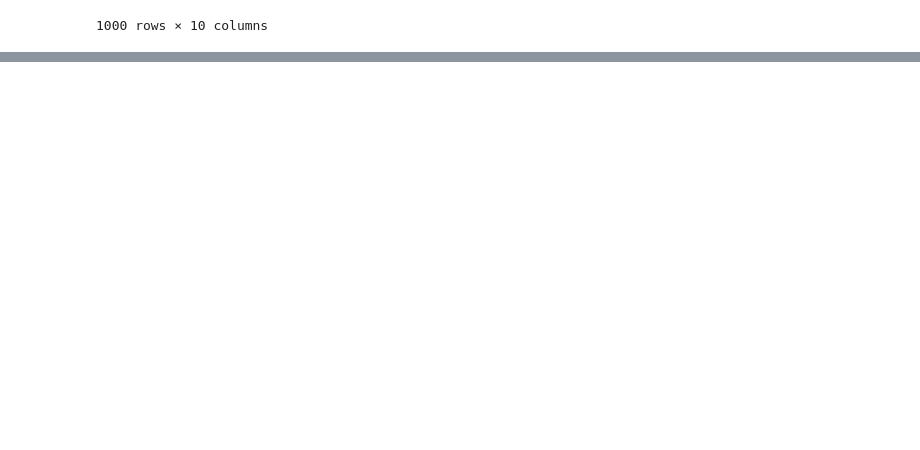
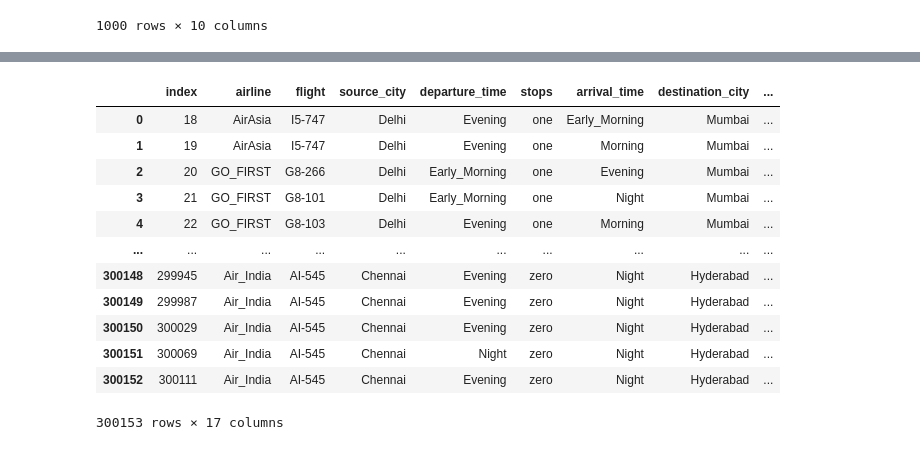
Before and after one commit to thesujalgaur/DATA-SCIENCE-Personal, a Jupyter notebook: Pandas/Groupby.ipynb, the cells around one changed output, grey strips where cells are left out. Saved outputs shown, nothing was run; the diff lists cells and outputs as text; code cells hidden in the pictures; blank space fills up the shorter version.

```diff
--- a/Pandas/Groupby.ipynb
+++ b/Pandas/Groupby.ipynb
@@ -821,0 +919,23 @@ movies
+# %%
+agg_df = flight.groupby('stops').agg(
+    median_duration=('duration', 'median'),
+    avg_price=('price', 'mean')
+).reset_index()
+
+# Merge back to original
+flight = flight.merge(agg_df, on='stops', how='left')
+flight
+# %% [output]
+|  | index | airline | flight | source_city | departure_time | stops | arrival_time | destination_city | ... |
+| 0 | 18 | AirAsia | I5-747 | Delhi | Evening | one | Early_Morning | Mumbai | ... |
+| 1 | 19 | AirAsia | I5-747 | Delhi | Evening | one | Morning | Mumbai | ... |
+| 2 | 20 | GO_FIRST | G8-266 | Delhi | Early_Morning | one | Evening | Mumbai | ... |
+| 3 | 21 | GO_FIRST | G8-101 | Delhi | Early_Morning | one | Night | Mumbai | ... |
+| 4 | 22 | GO_FIRST | G8-103 | Delhi | Evening | one | Morning | Mumbai | ... |
+| ... | ... | ... | ... | ... | ... | ... | ... | ... | ... |
+| 300148 | 299945 | Air_India | AI-545 | Chennai | Evening | zero | Night | Hyderabad | ... |
+| 300149 | 299987 | Air_India | AI-545 | Chennai | Evening | zero | Night | Hyderabad | ... |
+| 300150 | 300029 | Air_India | AI-545 | Chennai | Evening | zero | Night | Hyderabad | ... |
+| 300151 | 300069 | Air_India | AI-545 | Chennai | Night | zero | Night | Hyderabad | ... |
+| 300152 | 300111 | Air_India | AI-545 | Chennai | Evening | zero | Night | Hyderabad | ... |
+300153 rows × 17 columns
```
Also changed, not shown: parts of 14 cells of this notebook, 9 other files.
